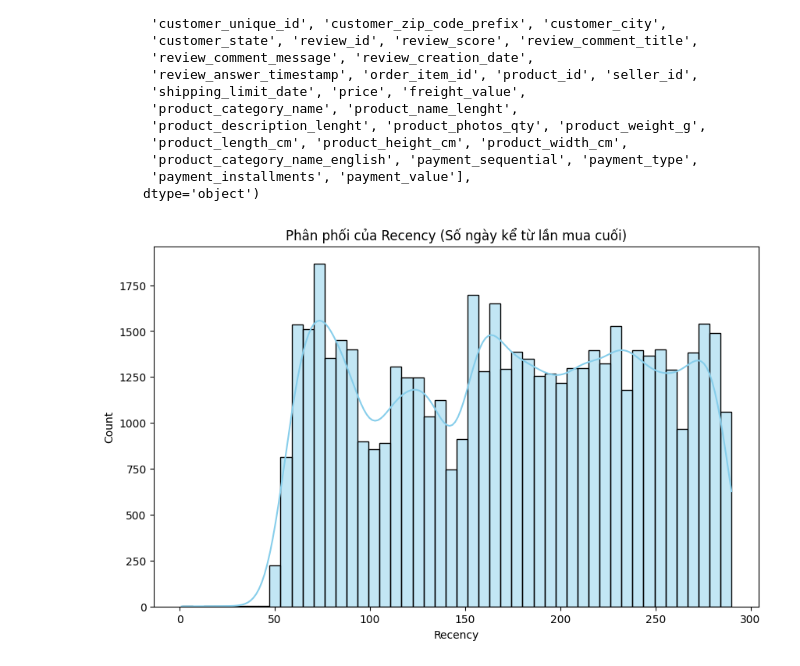
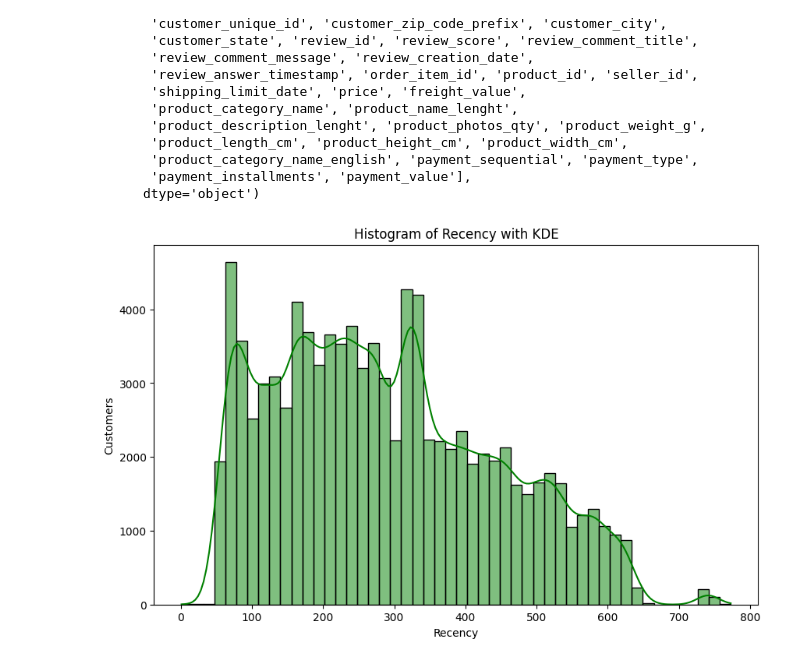
Before and after one commit to truongphuclam2007/PROJECT, a Jupyter notebook: ANALYSE.ipynb, the cells around one changed output. Cells and saved outputs as stored; diff of their text form; code cells hidden in the pictures.

Commit message:
F_analysis

```diff
--- a/ANALYSE.ipynb
+++ b/ANALYSE.ipynb
@@ -87,18 +87,21 @@ Index(['order_id', 'customer_id', 'order_status', 'order_purchase_timestamp',
        'payment_installments', 'payment_value'],
       dtype='object')
 # %%
-#FILTER DATA FOR R ANALYSIS
+#FILTER DATA FOR RECENCY ANALYSIS
 master_df['order_purchase_timestamp'] = pd.to_datetime(master_df['order_purchase_timestamp'])
 latest_time = master_df['order_purchase_timestamp'].max() + pd.Timedelta(days=1) #choose the latest figures recorded in the dataset then plus 1 in order not to obtain 0 values
 
-R_df = master_df[master_df['order_purchase_timestamp'].dt.year > 2017] #select the figures recorded after 2017
-R_analysis_df = R_df.groupby('customer_unique_id').agg({'order_purchase_timestamp': lambda x: (latest_time-x.max()).days}).reset_index()
+#reject the figures canceled, unvailabled
+active_status = ['delivered','shipped','invoiced','processing','approved','created']
+R_analysis_df = master_df[master_df['order_status'].isin(active_status)]
+
+R_analysis_df = master_df.groupby('customer_unique_id').agg({'order_purchase_timestamp': lambda x: (latest_time-x.max()).days}).reset_index()
 R_analysis_df.rename(columns={'order_purchase_timestamp':'Recency'}, inplace=True)
-R_analysis_df
 
 plt.figure(figsize=(10, 6))
-sns.histplot(R_analysis_df['Recency'], bins=50, kde=True, color='skyblue')
-plt.title('Phân phối của Recency (Số ngày kể từ lần mua cuối)')
+sns.histplot(R_analysis_df['Recency'], bins=50, color='green', kde=True)
+plt.title('Histogram of Recency with KDE')
+plt.ylabel('Customers')
 plt.show()
 # %% [output]
-[figure, old version]
+[figure, new version]
```
Also changed, not shown: parts of 2 cells of this notebook.
